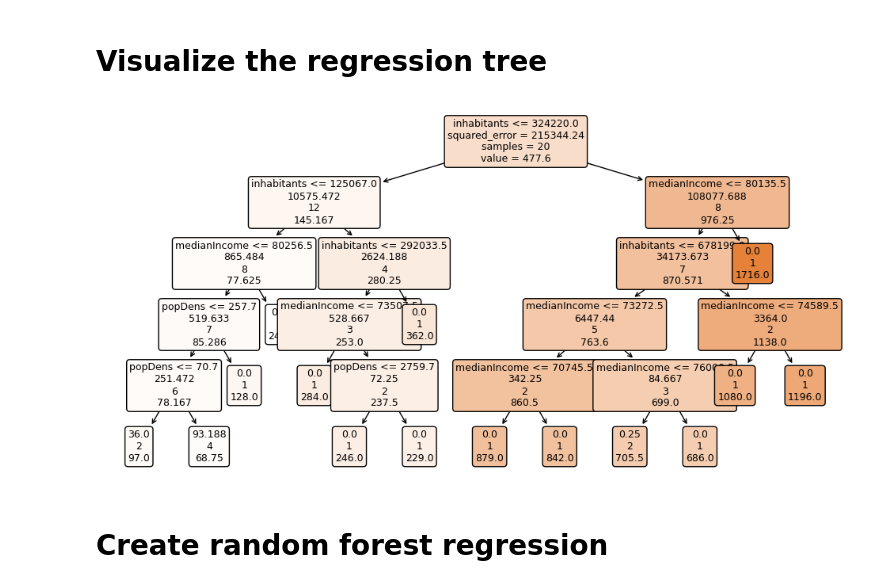
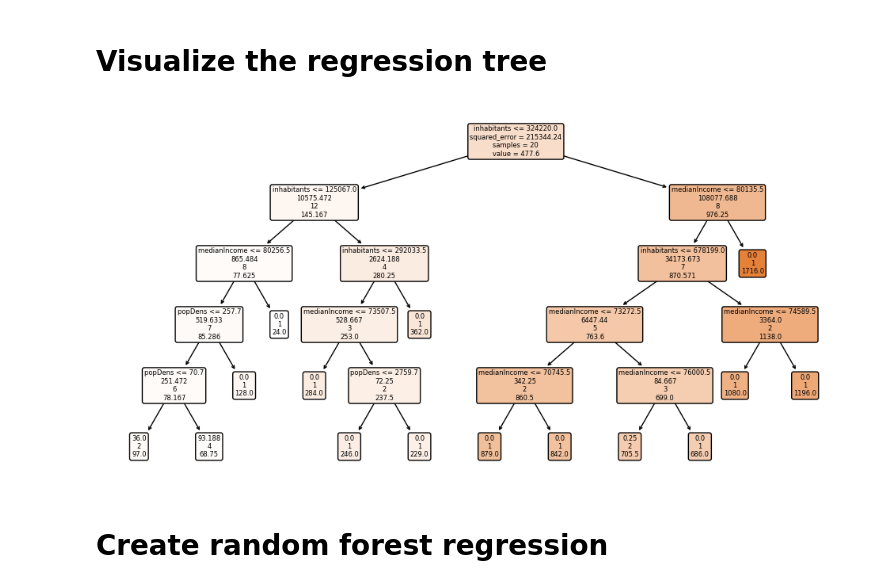
Before and after one commit to matissch/analytics_project, a Jupyter notebook: calculations_random_tree.ipynb, the cells around one changed output. Drawn from its saved outputs; the diff is of its cells as text; code cells hidden in the pictures.

```diff
--- a/calculations_random_tree.ipynb
+++ b/calculations_random_tree.ipynb
@@ -171,16 +171,16 @@ print(text_representation)
 # %%
 
 
 fig = plt.figure(figsize=(12,6))
 _ = tree.plot_tree(reg,
                    feature_names=list(X_train.columns),
                    class_names=['price'],
                    filled=True,
-                   fontsize=9,
+                   fontsize=6,
                    label='root',
                    rounded=True)
 # %% [output]
-[figure, old version]
+[figure, new version]
 # %% [markdown]
 # Create random forest regression
 # %%
```
Also changed, not shown: 1 other file.
